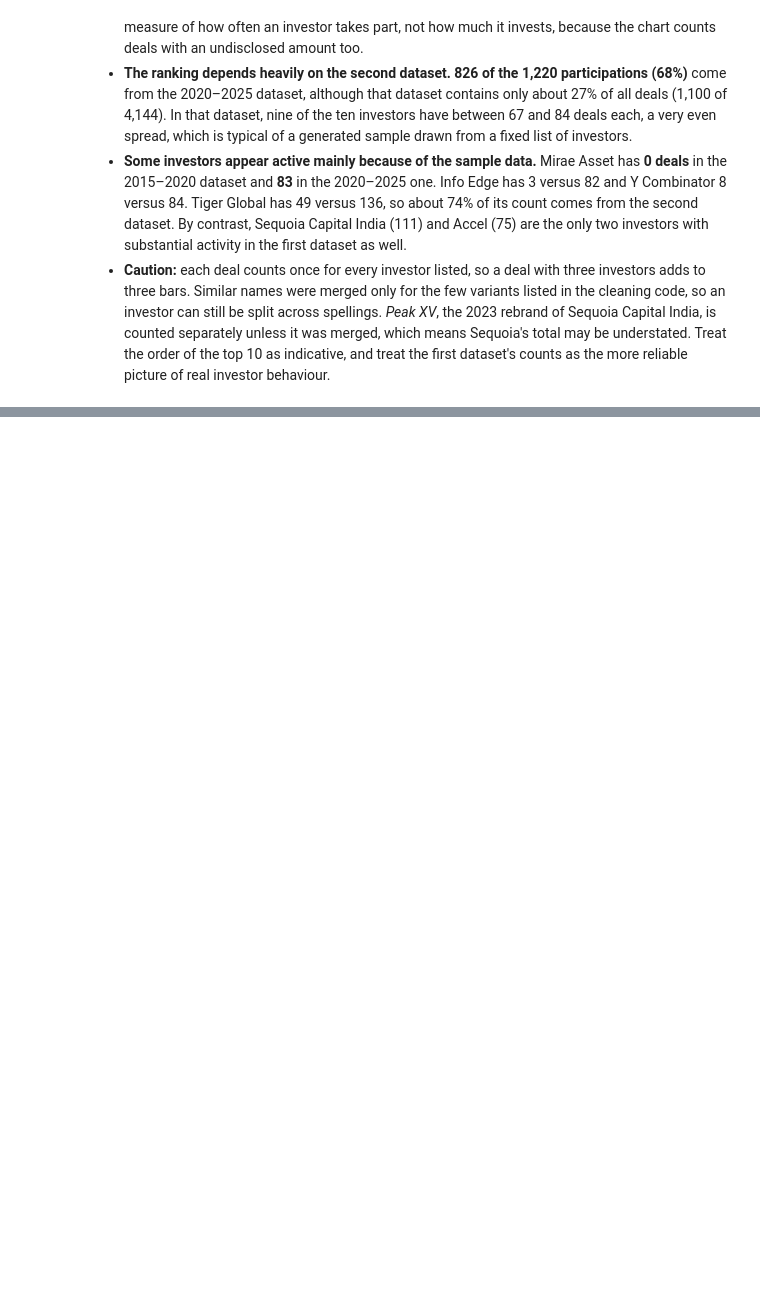
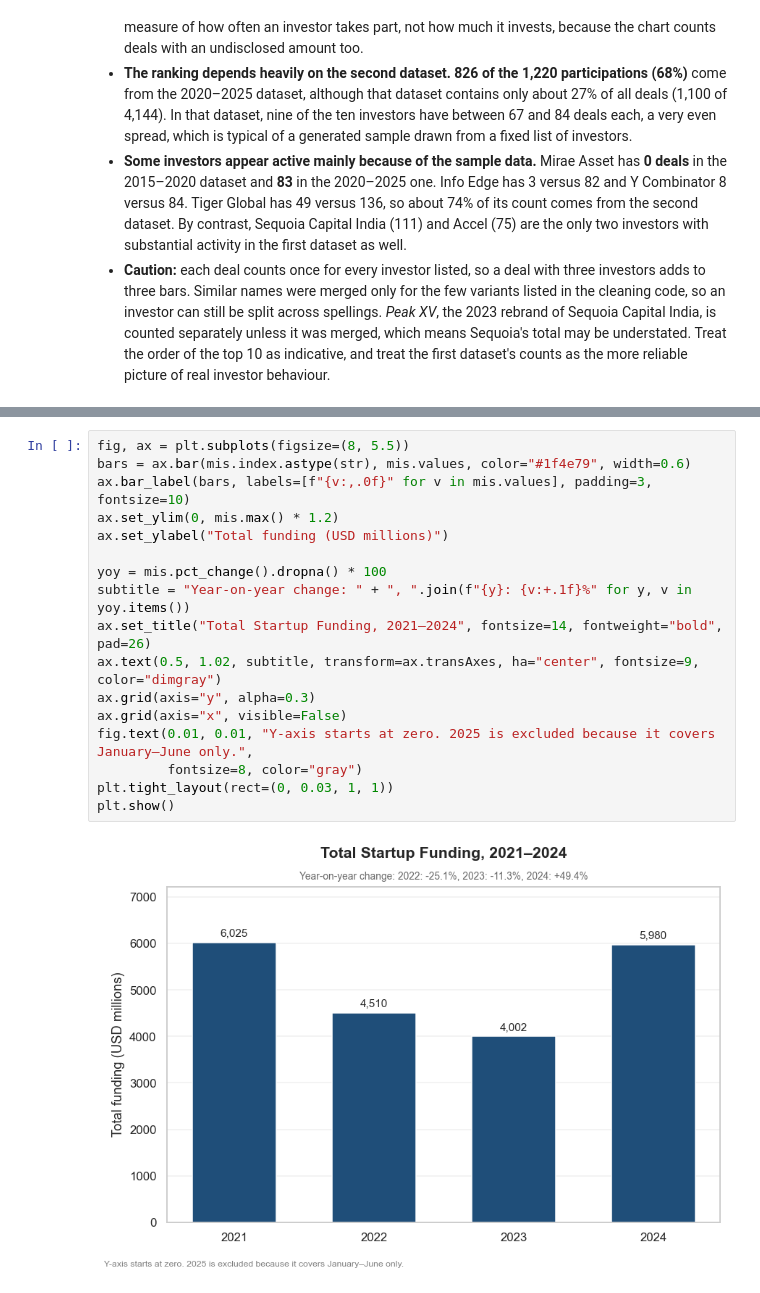
Before and after one commit to srinithi-karunakaran/india-startup-funding-analysis, a Jupyter notebook: startup_funding_analysis.ipynb, the cells around one changed output, grey strips where cells are left out. Drawn from its saved outputs; the diff is of its cells as text; blank space fills up the shorter version.

```diff
--- a/startup_funding_analysis.ipynb
+++ b/startup_funding_analysis.ipynb
@@ -1347,0 +1396,19 @@ display(tbl)
+# %%
+fig, ax = plt.subplots(figsize=(8, 5.5))
+bars = ax.bar(mis.index.astype(str), mis.values, color="#1f4e79", width=0.6)
+ax.bar_label(bars, labels=[f"{v:,.0f}" for v in mis.values], padding=3, fontsize=10)
+ax.set_ylim(0, mis.max() * 1.2)
+ax.set_ylabel("Total funding (USD millions)")
+
+yoy = mis.pct_change().dropna() * 100
+subtitle = "Year-on-year change: " + ", ".join(f"{y}: {v:+.1f}%" for y, v in yoy.items())
+ax.set_title("Total Startup Funding, 2021–2024", fontsize=14, fontweight="bold", pad=26)
+ax.text(0.5, 1.02, subtitle, transform=ax.transAxes, ha="center", fontsize=9, color="dimgray")
+ax.grid(axis="y", alpha=0.3)
+ax.grid(axis="x", visible=False)
+fig.text(0.01, 0.01, "Y-axis starts at zero. 2025 is excluded because it covers January–June only.",
+         fontsize=8, color="gray")
+plt.tight_layout(rect=(0, 0.03, 1, 1))
+plt.show()
+# %% [output]
+[figure, added]
```
Also changed, not shown: parts of 6 cells of this notebook.
